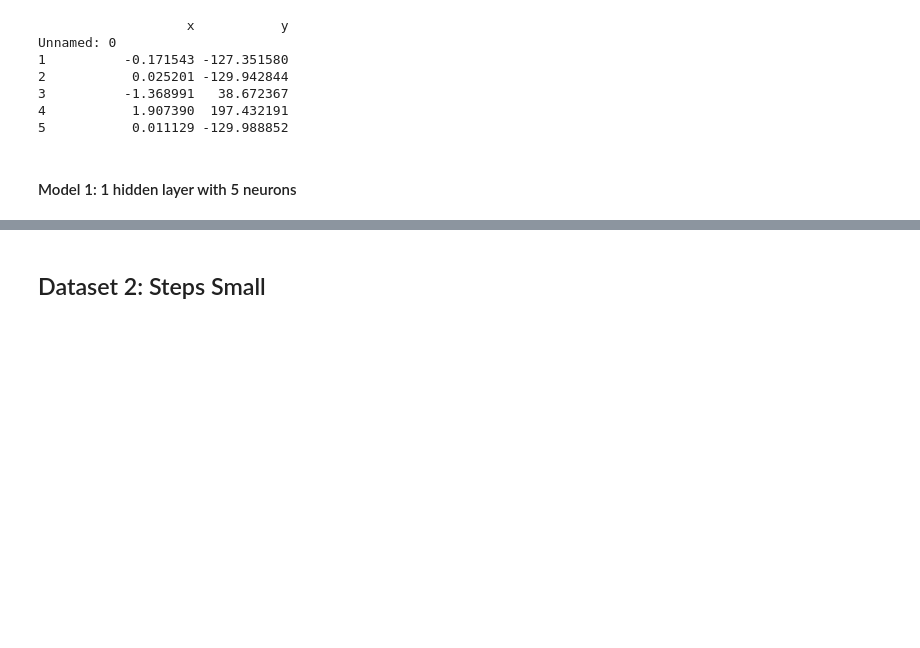
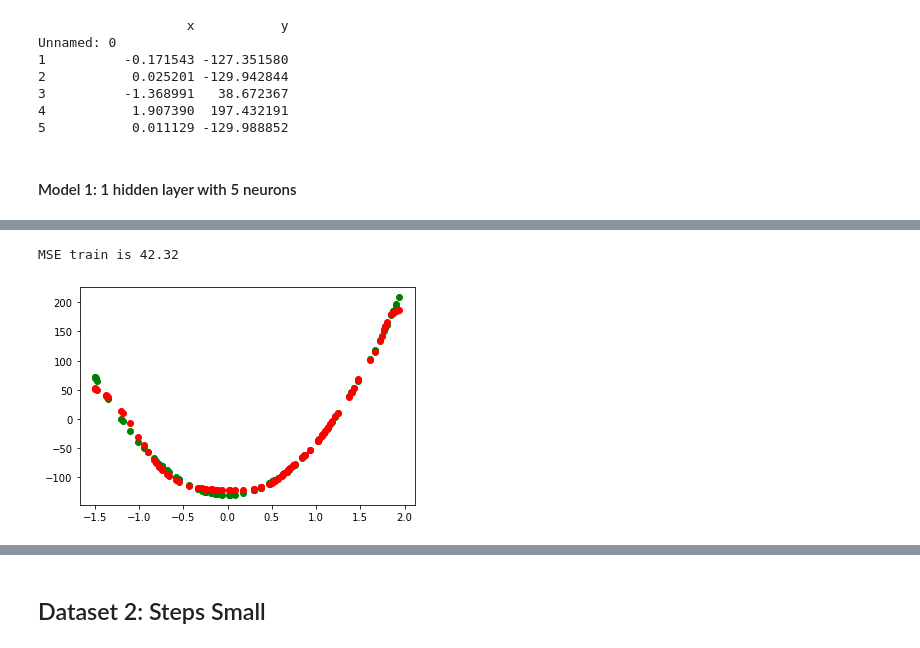
Before and after one commit to mstaczek/miowad, a Jupyter notebook: lab2.ipynb, the cells around one changed output, grey strips where cells are left out. Drawn from its saved outputs; the diff is of its cells as text; code cells hidden in the pictures; blank space fills up the shorter version.

```diff
--- a/lab2.ipynb
+++ b/lab2.ipynb
@@ -96,0 +110,14 @@ MSE train is 10.86
+# %%
+net1_1_5_1.train(x_train, y_train, epochs=10000, learning_rate=0.003, verbose=False)
+y_train_pred_1 = net1_1_5_1.predict(x_train)
+y_train_pred_1 = list(chain.from_iterable(y_train_pred_1))
+mse_1_2 = mse(y_train_pred_1, y_train)
+print(f"MSE train is {round(mse_1_2,2)}")
+
+import matplotlib.pyplot as plt
+plt.scatter(x_train, y_train, color="green")
+plt.scatter(x_train, y_train_pred_1, color="red")
+plt.show()
+# %% [output]
+MSE train is 42.32
+[figure, added]
```
Also changed, not shown: parts of 10 cells of this notebook, 1 other file.
